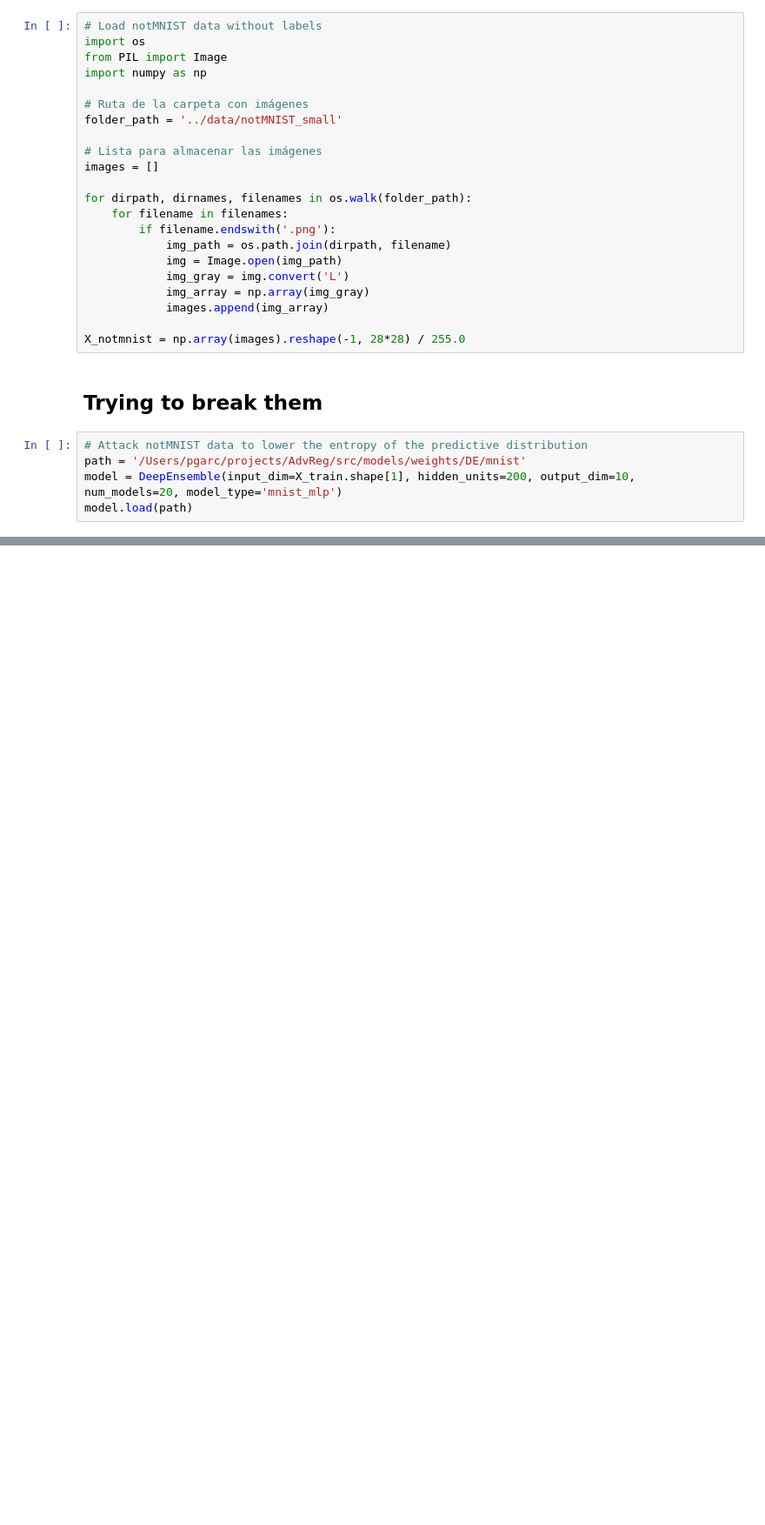
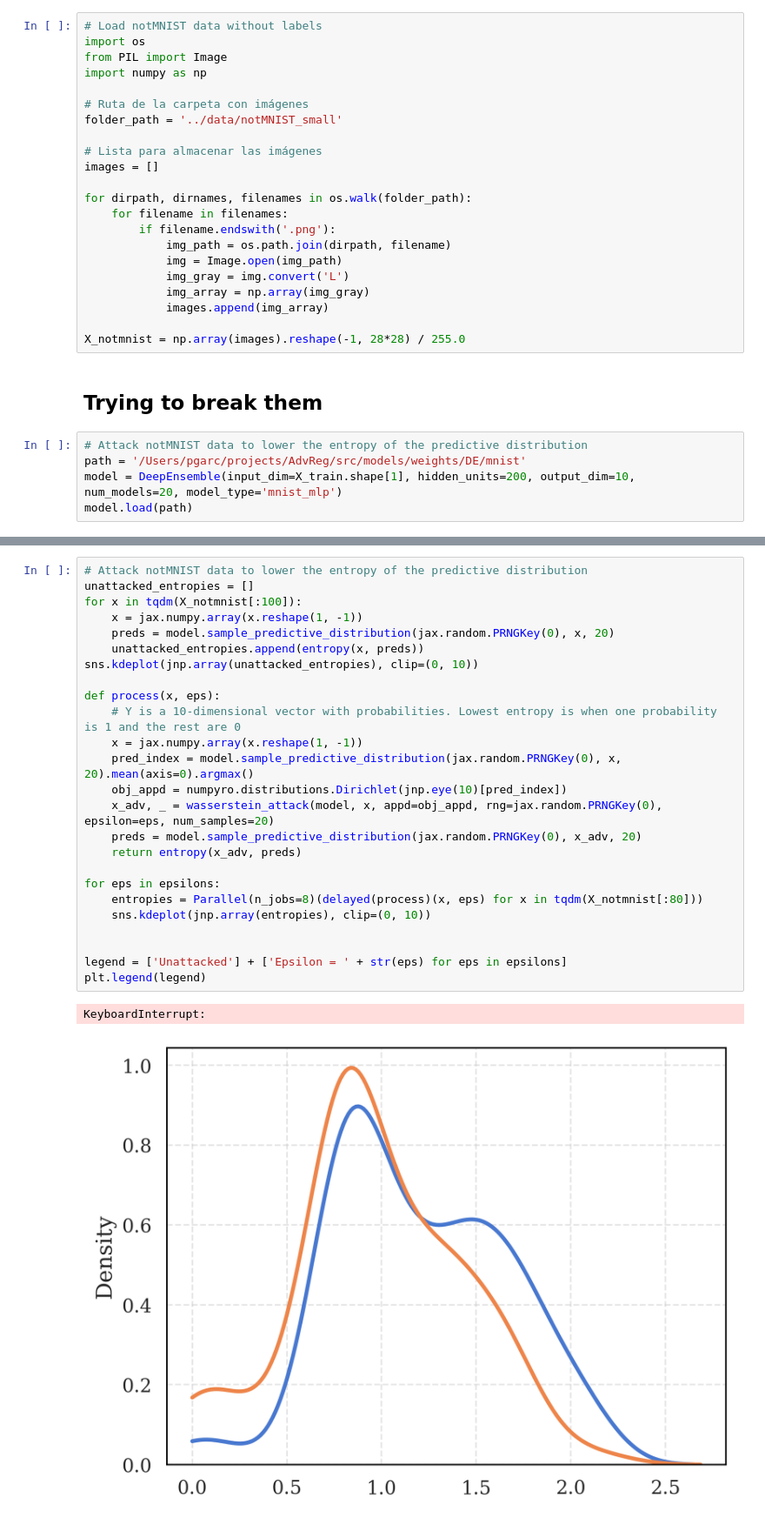
Before and after one commit to pablogarciarce/AdvReg, a Jupyter notebook: notebooks/test_distr_de_wasserstein.ipynb, the cells around one changed output, grey strips where cells are left out. Shown at 87% size. Cells and saved outputs as stored; diff of their text form; blank space fills up the shorter version.

```diff
--- a/notebooks/test_distr_de_wasserstein.ipynb
+++ b/notebooks/test_distr_de_wasserstein.ipynb
@@ -141 +167,29 @@ plt.legend(legend)
+# %%
+# Attack notMNIST data to lower the entropy of the predictive distribution
+unattacked_entropies = []
+for x in tqdm(X_notmnist[:100]):
+    x = jax.numpy.array(x.reshape(1, -1))
+    preds = model.sample_predictive_distribution(jax.random.PRNGKey(0), x, 20)
+    unattacked_entropies.append(entropy(x, preds))
+sns.kdeplot(jnp.array(unattacked_entropies), clip=(0, 10))
+
+def process(x, eps):
+    # Y is a 10-dimensional vector with probabilities. Lowest entropy is when one probability is 1 and the rest are 0
+    x = jax.numpy.array(x.reshape(1, -1))
+    pred_index = model.sample_predictive_distribution(jax.random.PRNGKey(0), x, 20).mean(axis=0).argmax()
+    obj_appd = numpyro.distributions.Dirichlet(jnp.eye(10)[pred_index])
+    x_adv, _ = wasserstein_attack(model, x, appd=obj_appd, rng=jax.random.PRNGKey(0), epsilon=eps, num_samples=20)
+    preds = model.sample_predictive_distribution(jax.random.PRNGKey(0), x_adv, 20)
+    return entropy(x_adv, preds)
+
+for eps in epsilons:
+    entropies = Parallel(n_jobs=8)(delayed(process)(x, eps) for x in tqdm(X_notmnist[:80]))
+    sns.kdeplot(jnp.array(entropies), clip=(0, 10))
+
+
+legend = ['Unattacked'] + ['Epsilon = ' + str(eps) for eps in epsilons]
+plt.legend(legend)
+# %% [output]
+KeyboardInterrupt:
+[figure, added]
 # %%
```
Also changed, not shown: parts of 6 cells of this notebook, 25 other files.
